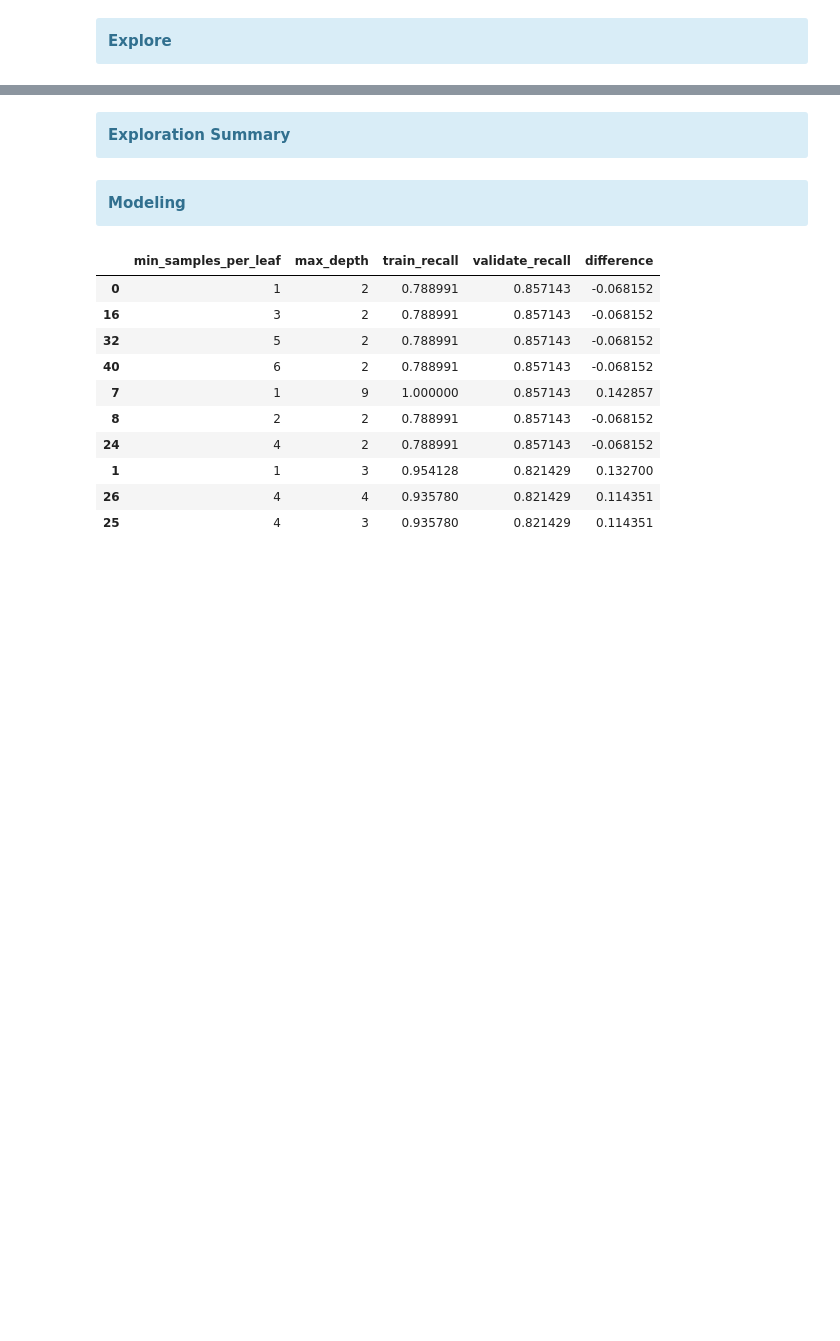
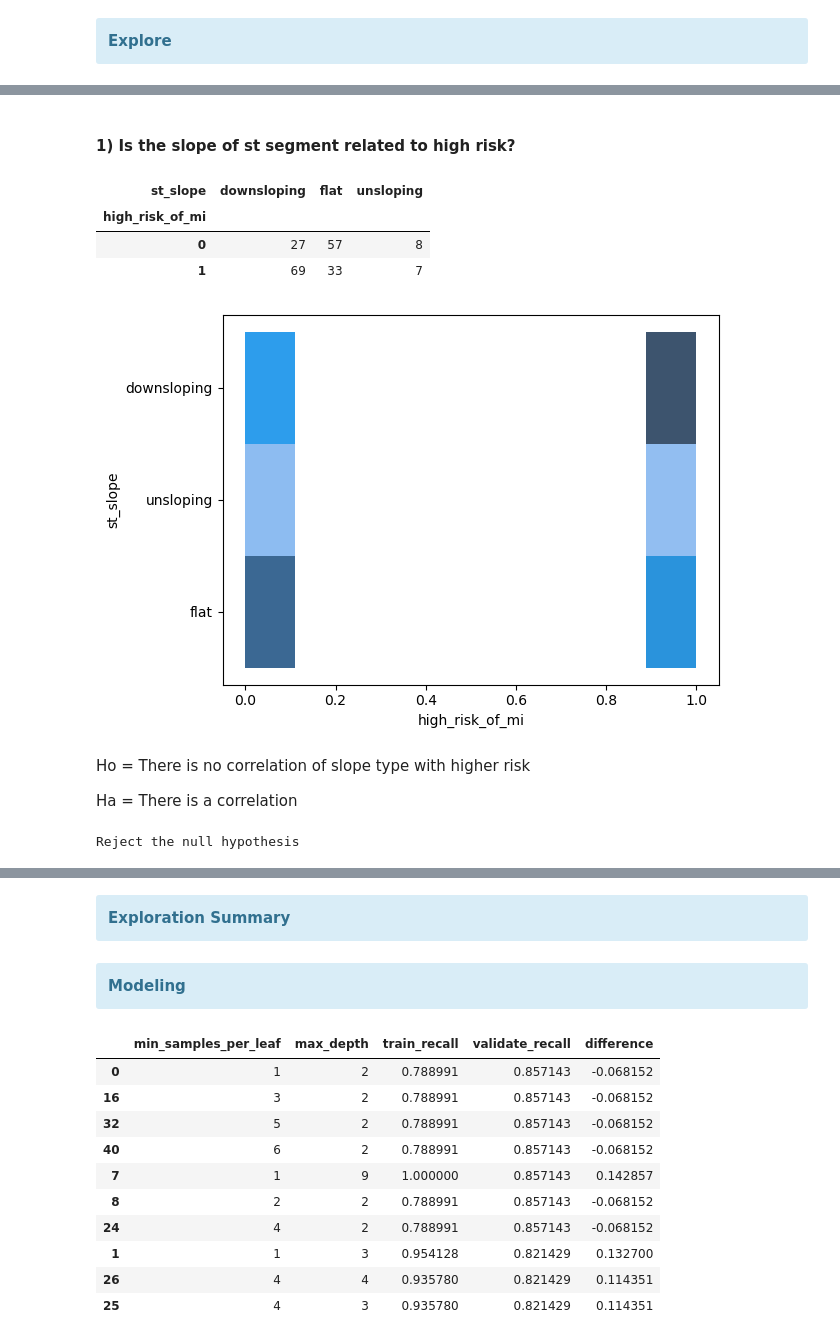
Before and after one commit to stephen-c-perry/Heart-Attack-Individual-Project, a Jupyter notebook: final_report.ipynb, the cells around one changed output, grey strips where cells are left out. Saved outputs shown, nothing was run; the diff lists cells and outputs as text; code cells hidden in the pictures; blank space fills up the shorter version.

```diff
--- a/final_report.ipynb
+++ b/final_report.ipynb
@@ -49,0 +63,21 @@ train, val, test = p.split_data(df, 'high_risk_of_mi')
+# %% [markdown]
+#### 1) Is the slope of st segment related to high risk?
+# %%
+# Plotting histplot for visual and crosstab for values
+sns.histplot(train, x= train.high_risk_of_mi, y= train.st_slope)
+pd.crosstab(train.high_risk_of_mi, train.st_slope)
+# %% [output]
+| st_slope | downsloping | flat | unsloping |
+| high_risk_of_mi |  |  |  |
+| 0 | 27 | 57 | 8 |
+| 1 | 69 | 33 | 7 |
+[figure, added]
+# %% [markdown]
+Ho = There is no correlation of slope type with higher risk
+
+Ha = There is a correlation
+# %%
+# Performing chi2 test
+e.chi_square_test(train.high_risk_of_mi, train.st_slope)
+# %% [output]
+Reject the null hypothesis
```
Also changed, not shown: parts of 18 cells of this notebook, 7 other files.
